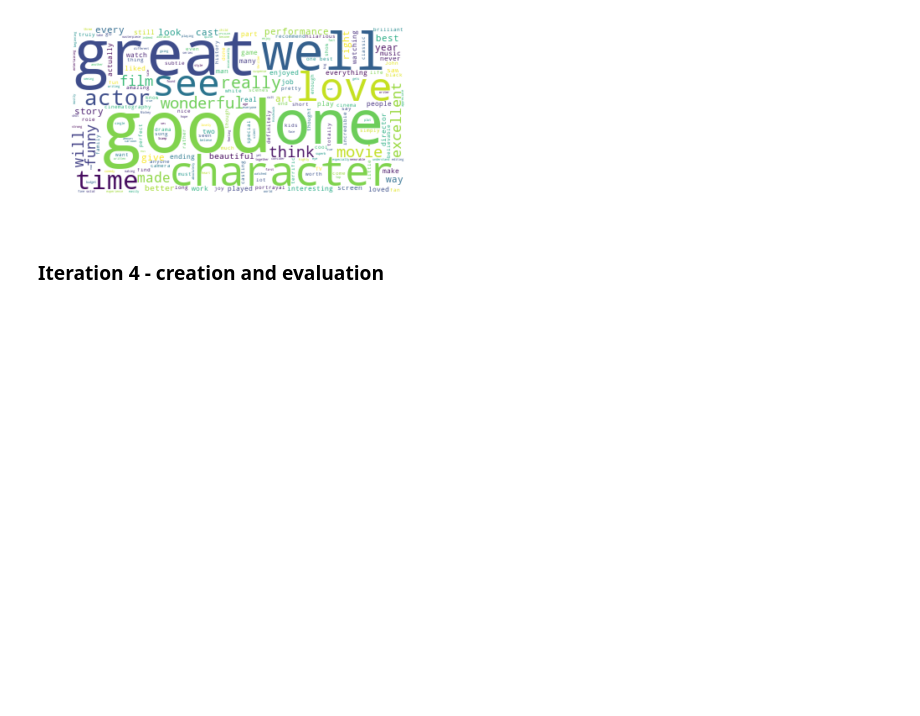
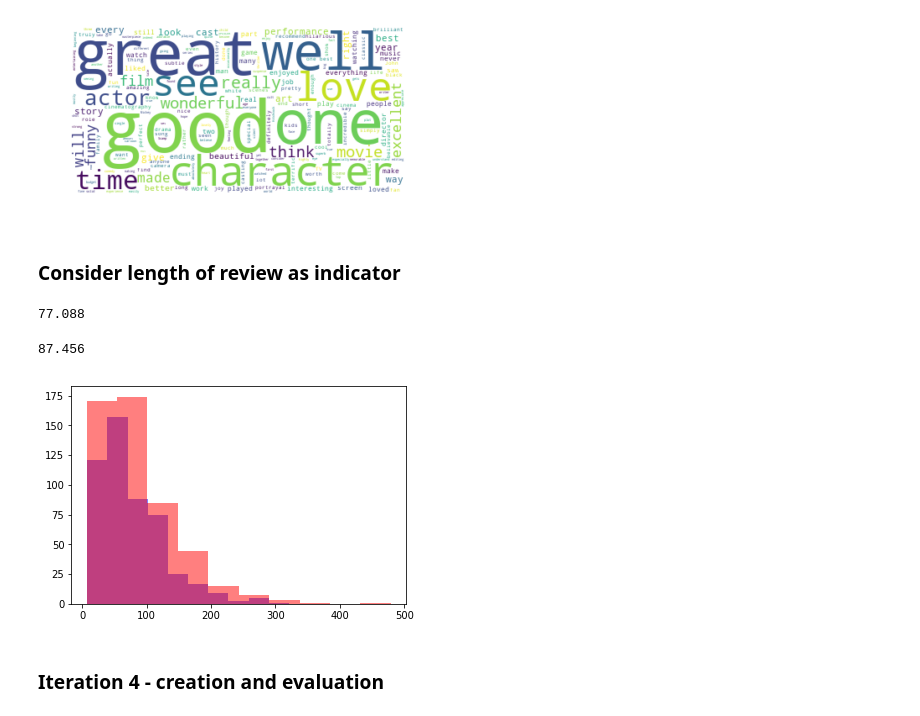
Before and after one commit to SmellsLikeCake/Reviews-sentiment-analysis, a Jupyter notebook: Evaluating_review_sentiment_analysis.ipynb, the cells around one changed output. Drawn from its saved outputs; the diff is of its cells as text; code cells hidden in the pictures; blank space fills up the shorter version.

Commit message:
Considered reiew length as indicator

```diff
--- a/Evaluating_review_sentiment_analysis.ipynb
+++ b/Evaluating_review_sentiment_analysis.ipynb
@@ -397,6 +397,24 @@ plt.axis('off')
 plt.show()
 # %% [output]
 [figure]
+# %% [markdown]
+### Consider length of review as indicator
+# %%
+imdb_bad['review_length'] = imdb_bad['review'].astype(str).map(len)
+np.mean(imdb_bad.review_length)
+# %% [output]
+77.088
+# %%
+imdb_good['review_length'] = imdb_good['review'].astype(str).map(len)
+np.mean(imdb_good.review_length)
+# %% [output]
+87.456
+# %%
+plt.hist(imdb_bad['review_length'], alpha=.5, color='blue')
+plt.hist(imdb_good['review_length'], alpha=0.5, color='red')
+plt.show()
+# %% [output]
+[figure, added]
 # %% [markdown]
 ### Iteration 4 - creation and evaluation
 # %%
```
